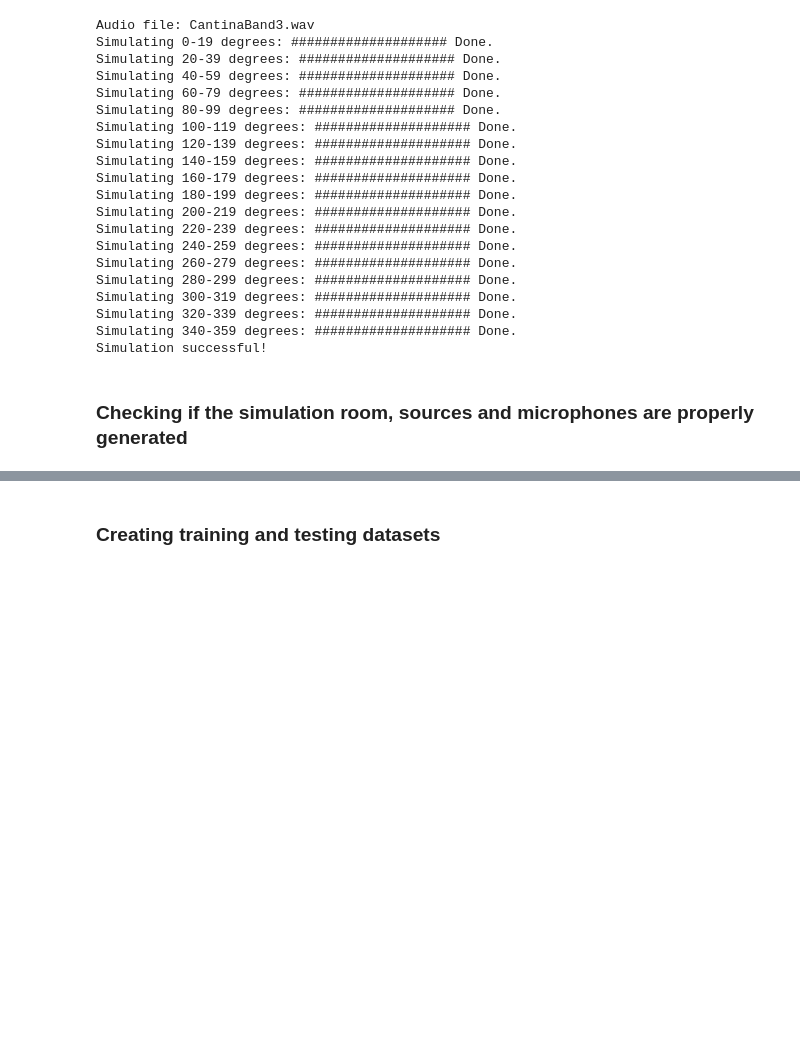
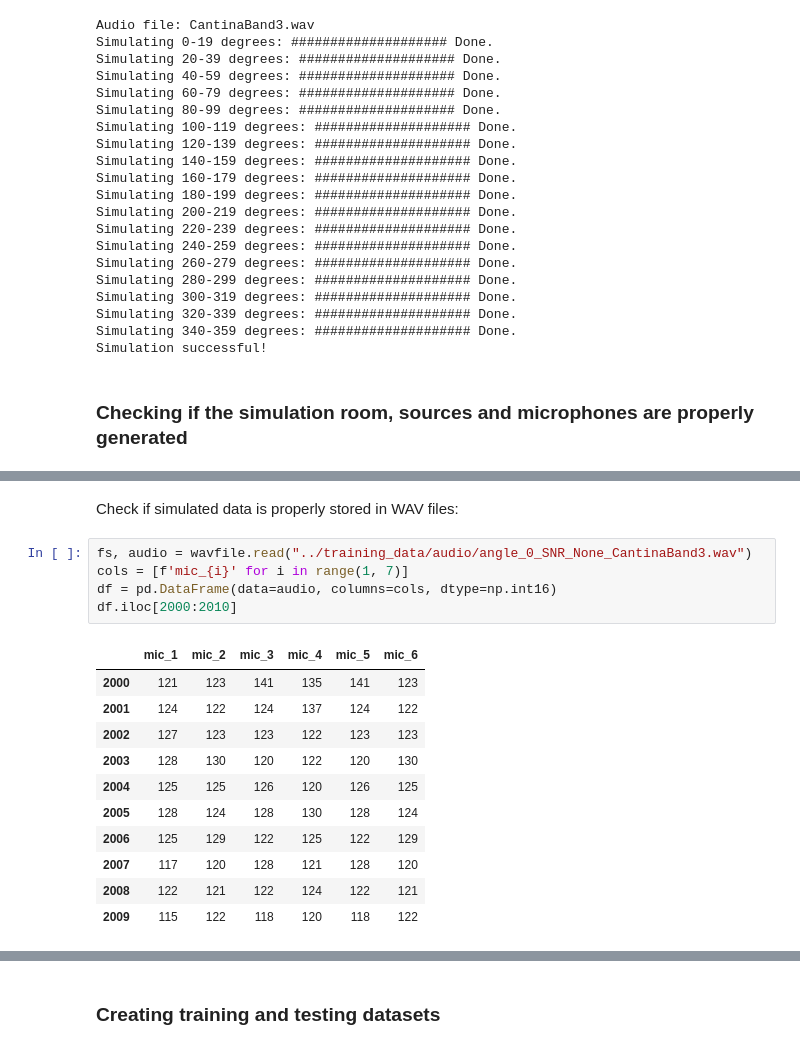
Before and after one commit to thomson008/MEng-project, a Jupyter notebook: Jupyter Notebooks/CNN_DOA.ipynb, the cells around one changed output, grey strips where cells are left out. Cells and saved outputs as stored; diff of their text form; blank space fills up the shorter version.

```diff
--- a/Jupyter Notebooks/CNN_DOA.ipynb
+++ b/Jupyter Notebooks/CNN_DOA.ipynb
@@ -216,0 +221,19 @@ ax.set_zlim([0, 2]);
+# %% [markdown]
+Check if simulated data is properly stored in WAV files:
+# %%
+fs, audio = wavfile.read("../training_data/audio/angle_0_SNR_None_CantinaBand3.wav")
+cols = [f'mic_{i}' for i in range(1, 7)]
+df = pd.DataFrame(data=audio, columns=cols, dtype=np.int16)
+df.iloc[2000:2010]
+# %% [output]
+|  | mic_1 | mic_2 | mic_3 | mic_4 | mic_5 | mic_6 |
+| 2000 | 121 | 123 | 141 | 135 | 141 | 123 |
+| 2001 | 124 | 122 | 124 | 137 | 124 | 122 |
+| 2002 | 127 | 123 | 123 | 122 | 123 | 123 |
+| 2003 | 128 | 130 | 120 | 122 | 120 | 130 |
+| 2004 | 125 | 125 | 126 | 120 | 126 | 125 |
+| 2005 | 128 | 124 | 128 | 130 | 128 | 124 |
+| 2006 | 125 | 129 | 122 | 125 | 122 | 129 |
+| 2007 | 117 | 120 | 128 | 121 | 128 | 120 |
+| 2008 | 122 | 121 | 122 | 124 | 122 | 121 |
+| 2009 | 115 | 122 | 118 | 120 | 118 | 122 |
```
Also changed, not shown: parts of 7 cells of this notebook.
